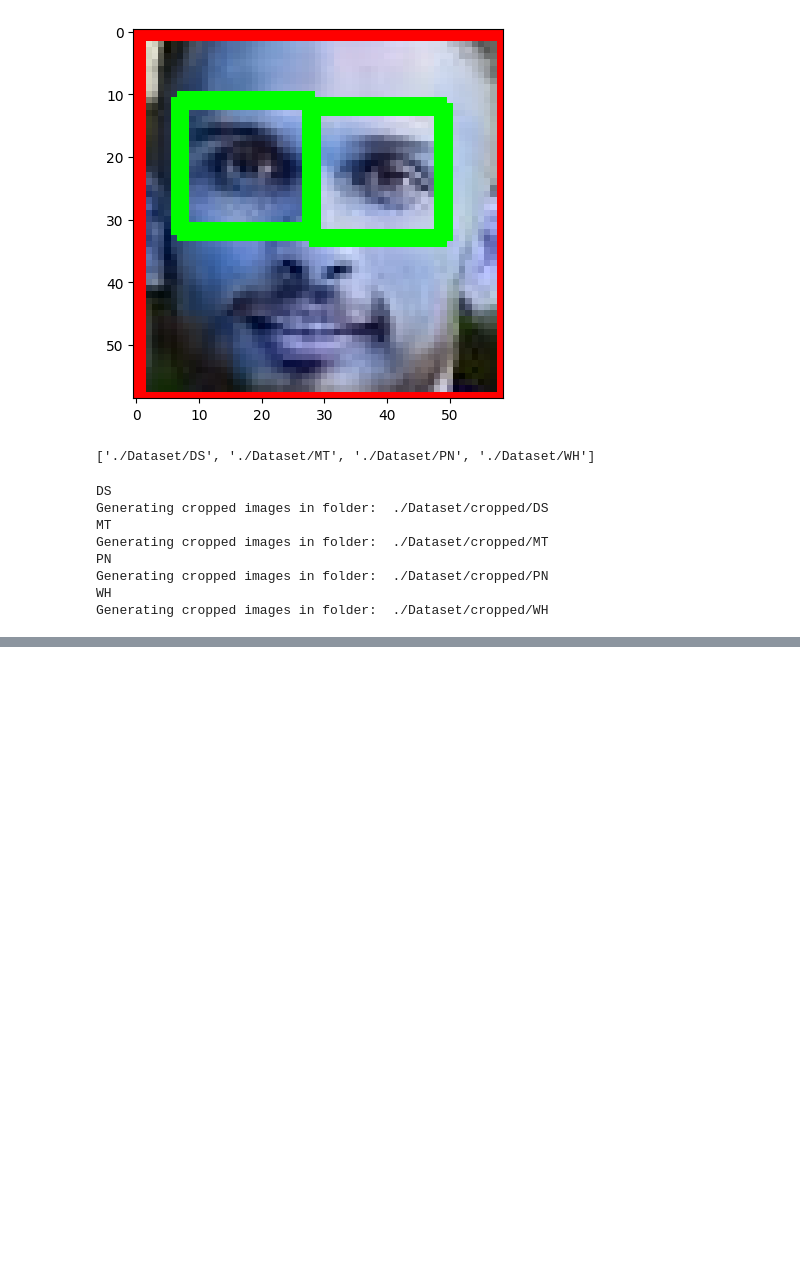
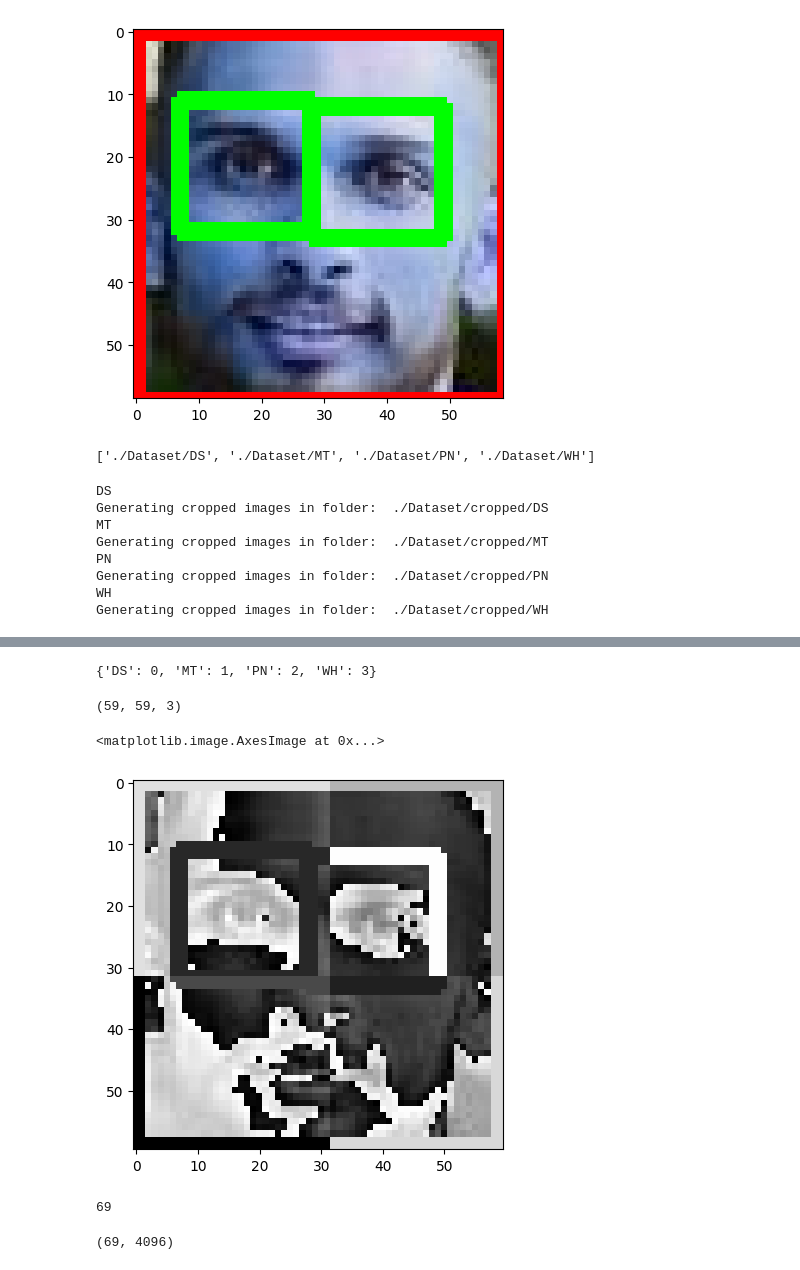
Before and after one commit to Isara-Li/SL_Cricketer, a Jupyter notebook: person_classifier.ipynb, the cells around one changed output, grey strips where cells are left out. Cells and saved outputs as stored; diff of their text form; code cells hidden in the pictures; blank space fills up the shorter version.

```diff
--- a/person_classifier.ipynb
+++ b/person_classifier.ipynb
@@ -135,0 +163,47 @@ Generating cropped images in folder:  ./Dataset/cropped/WH
+# %%
+
+class_dict = {}
+count = 0
+for celebrity_name in celebrity_file_names_dict.keys():
+    class_dict[celebrity_name] = count
+    count = count + 1
+class_dict
+# %% [output]
+{'DS': 0, 'MT': 1, 'PN': 2, 'WH': 3}
+# %%
+import numpy as np
+import pywt
+import cv2
+
+def w2d(img, mode='haar', level=1):
+    imArray = img
+    #Datatype conversions
+    #convert to grayscale
+    imArray = cv2.cvtColor( imArray,cv2.COLOR_RGB2GRAY )
+    #convert to float
+    imArray =  np.float32(imArray)
+    imArray /= 255;
+    # compute coefficients
+    coeffs=pywt.wavedec2(imArray, mode, level=level)
+
+    #Process Coefficients
+    coeffs_H=list(coeffs)
+    coeffs_H[0] *= 0;
+
+    # reconstruction
+    imArray_H=pywt.waverec2(coeffs_H, mode);
+    imArray_H *= 255;
+    imArray_H =  np.uint8(imArray_H)
+
+    return imArray_H
+# %%
+cropped_img = np.array(interested_region_color)
+cropped_img.shape
+# %% [output]
+(59, 59, 3)
+# %%
+im_har = w2d(cropped_img,'db1',5)
+plt.imshow(im_har, cmap='gray')
+# %% [output]
+<matplotlib.image.AxesImage at 0x...>
+[figure, added]
@@ -135,0 +222,10 @@ Generating cropped images in folder:  ./Dataset/cropped/WH
+# %%
+len(X)
+# %% [output]
+69
+# %%
+
+X = np.array(X).reshape(len(X),4096).astype(float)
+X.shape
+# %% [output]
+(69, 4096)
```
Also changed, not shown: parts of 2 cells of this notebook.
